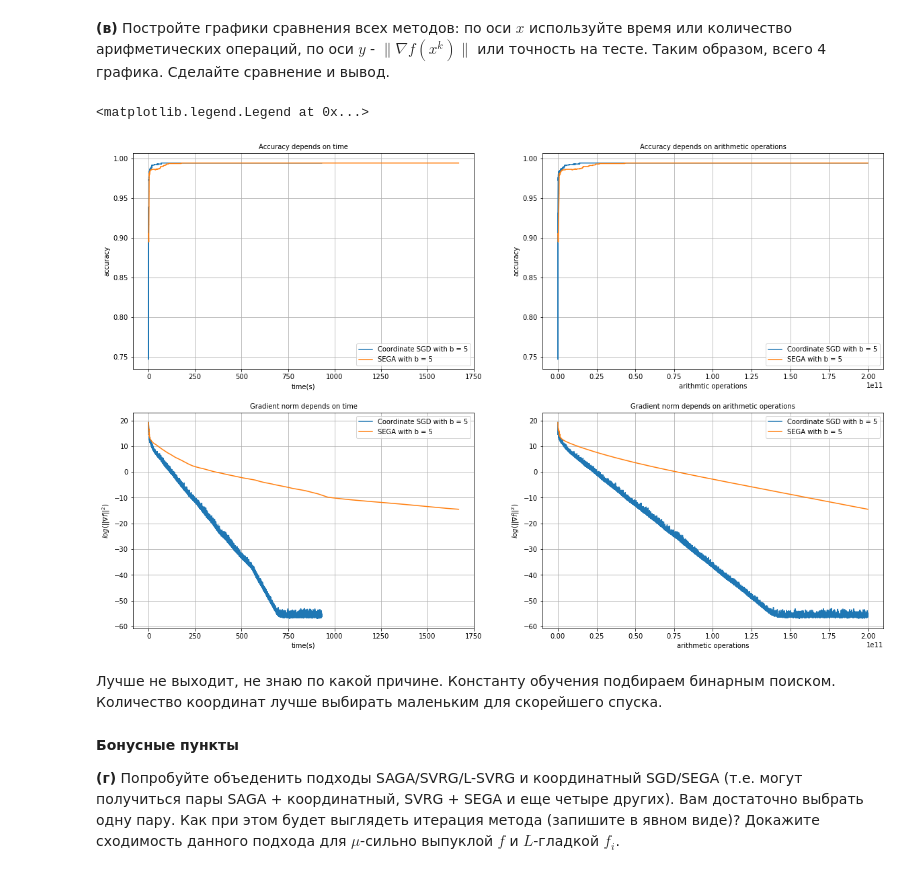
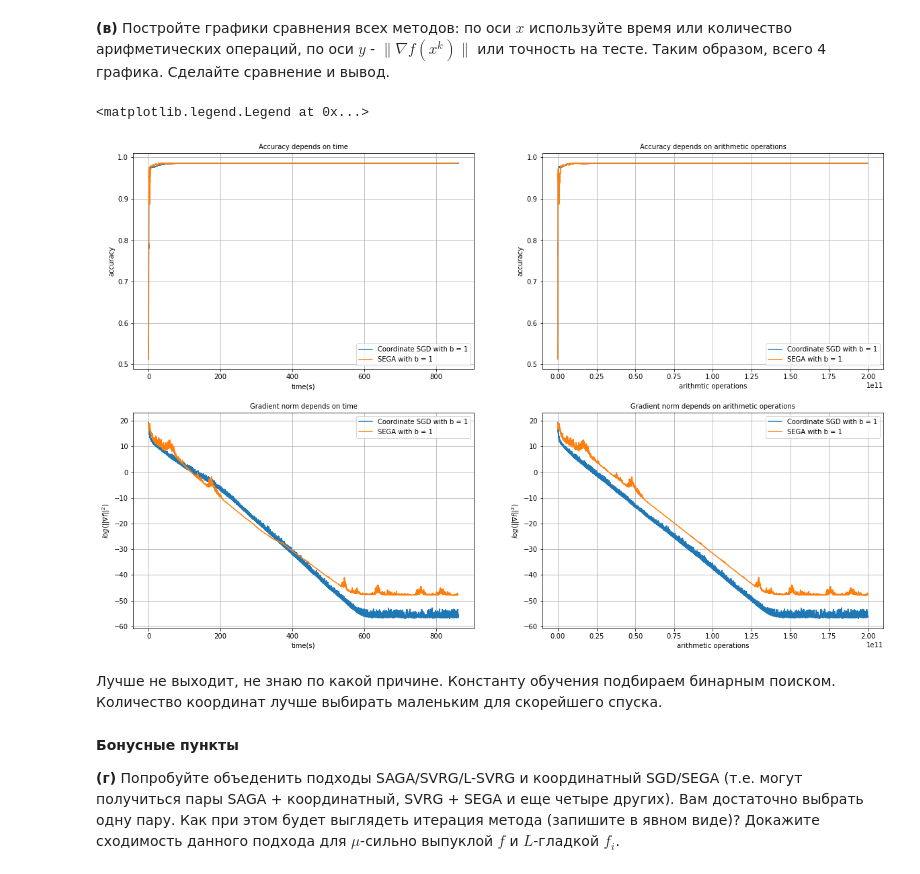
Before and after one commit to HAshIRa7/Optimization-methods, a Jupyter notebook: Optimization_HW_6.ipynb, the cells around one changed output. Cells and saved outputs as stored; diff of their text form; code cells hidden in the pictures.

Commit message:
SEGA, coordinate descent

```diff
--- a/Optimization_HW_6.ipynb
+++ b/Optimization_HW_6.ipynb
@@ -362,0 +345,2 @@ for w in sega.weights_history:
+# %%
+sega = SEGA(1, 1/(6 * L))
@@ -365,40 +364,40 @@ __(в)__ Постройте графики сравнения всех мето
 # %%
 #ответ
 fig, ax = plt.subplots(2, 2, figsize=(20, 13))
 ax[0][0].grid()
 ax[1][1].grid()
 ax[0][1].grid()
 ax[1][0].grid()
 ax[0][0].set_title('Accuracy depends on time', fontsize=10)
 ax[0][1].set_title('Accuracy depends on arithmetic operations', fontsize=10)
 ax[1][0].set_title('Gradient norm depends on time', fontsize=10)
 ax[1][1].set_title('Gradient norm depends on arithmetic operations', fontsize=10)
 ax[0][0].set_xlabel('time(s)', fontsize=10)
 ax[0][0].set_ylabel('accuracy', fontsize=10)
 ax[1][0].set_xlabel('time(s)', fontsize=10)
 ax[0][1].set_ylabel('accuracy', fontsize=10)
 ax[1][0].set_ylabel(r"$log(||\nabla f||^{2})$", fontsize=10)
 ax[1][1].set_ylabel(r"$log(||\nabla f||^{2})$", fontsize=10)
 ax[0][1].set_xlabel('arithmtic operations', fontsize=10)
 ax[1][1].set_xlabel('arithmetic operations', fontsize=10)
 
-ax[1][0].plot(csgd.time_history, np.log(csgd.grad_history), label='Coordinate SGD with b = 5')
-ax[1][0].plot(sega.time_history, np.log(sega.grad_history), label='SEGA with b = 5')
+ax[1][0].plot(csgd.time_history, np.log(csgd.grad_history), label='Coordinate SGD with b = 1')
+ax[1][0].plot(sega.time_history, np.log(sega.grad_history), label='SEGA with b = 1')
 ax[1][0].legend()
-ax[0][1].plot(csgd.arithmetic_history, csgd_accuracy_history, label='Coordinate SGD with b = 5')
-ax[0][1].plot(sega.arithmetic_history, sega_accuracy_history, label='SEGA with b = 5')
+ax[0][1].plot(csgd.arithmetic_history, csgd_accuracy_history, label='Coordinate SGD with b = 1')
+ax[0][1].plot(sega.arithmetic_history, sega_accuracy_history, label='SEGA with b = 1')
 ax[0][1].legend()
-ax[0][0].plot(csgd.time_history, csgd_accuracy_history, label='Coordinate SGD with b = 5')
-ax[0][0].plot(sega.time_history, sega_accuracy_history, label='SEGA with b = 5')
+ax[0][0].plot(csgd.time_history, csgd_accuracy_history, label='Coordinate SGD with b = 1')
+ax[0][0].plot(sega.time_history, sega_accuracy_history, label='SEGA with b = 1')
 ax[0][0].legend()
-ax[1][1].plot(csgd.arithmetic_history, np.log(csgd.grad_history), label='Coordinate SGD with b = 5')
-ax[1][1].plot(sega.arithmetic_history, np.log(sega.grad_history), label='SEGA with b = 5')
+ax[1][1].plot(csgd.arithmetic_history, np.log(csgd.grad_history), label='Coordinate SGD with b = 1')
+ax[1][1].plot(sega.arithmetic_history, np.log(sega.grad_history), label='SEGA with b = 1')
 ax[1][1].legend()
 # %% [output]
 <matplotlib.legend.Legend at 0x...>
-[figure, old version]
+[figure, new version]
-# %% [markdown]
-Лучше не выходит, не знаю по какой причине. Константу обучения подбираем бинарным поиском. Количество координат лучше выбирать маленьким для скорейшего спуска.
+# %% [markdown]
+Лучше не выходит, не знаю по какой причине. Константу обучения подбираем бинарным поиском. Количество координат лучше выбирать маленьким для скорейшего спуска.
 # %% [markdown]
 __Бонусные пункты__
 
```
Also changed, not shown: parts of 22 cells of this notebook.
